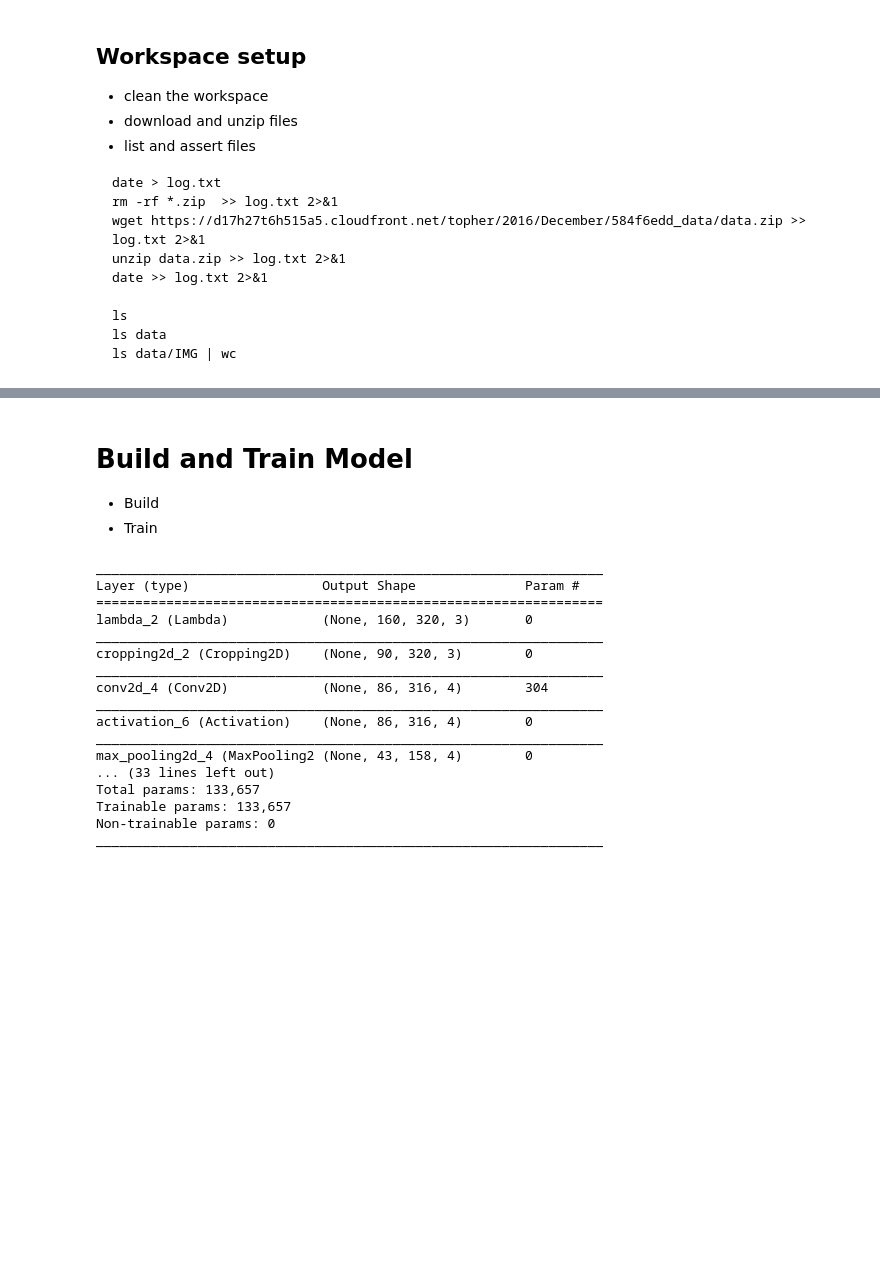
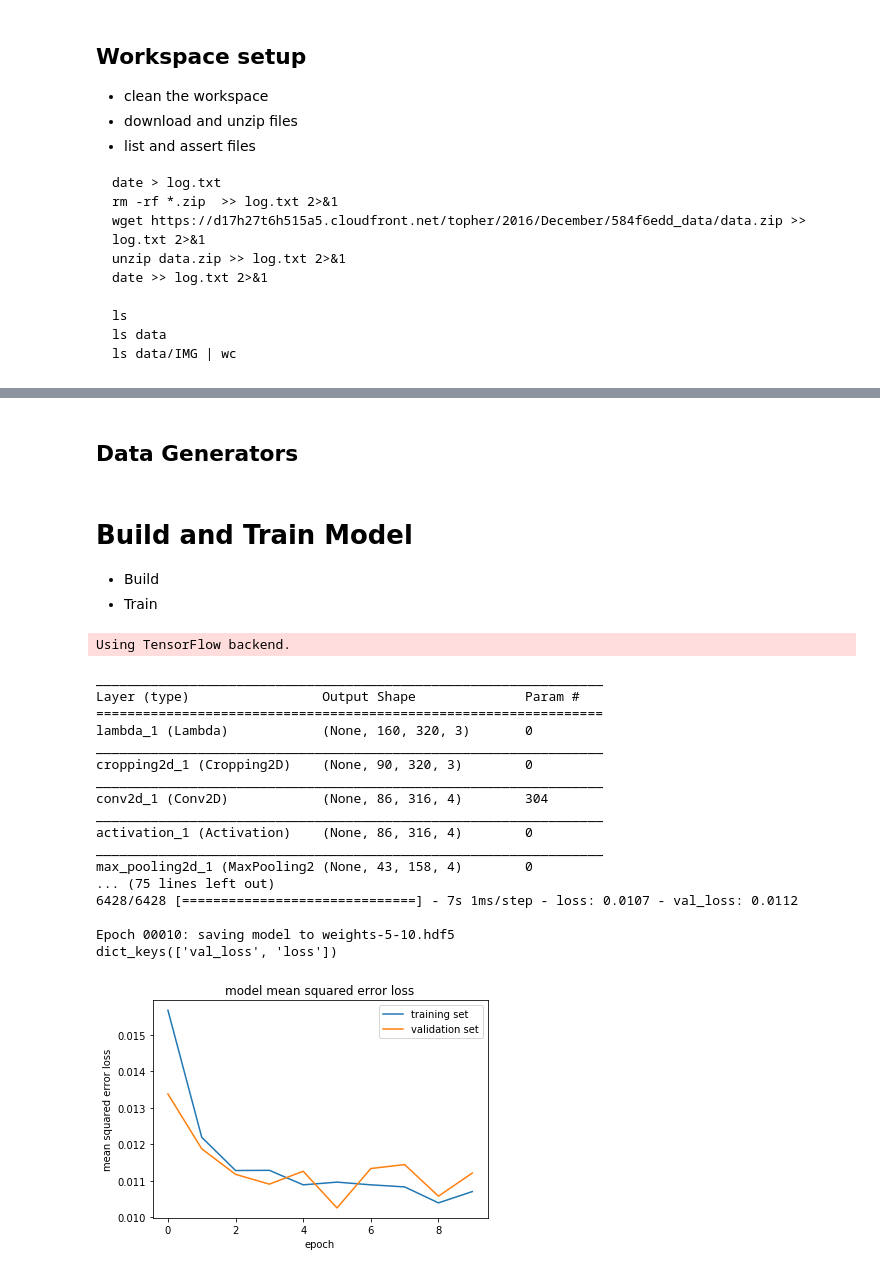
Before and after one commit to kmanicka/CarND-Behavioral-Cloning-P3, a Jupyter notebook: ModelV5.ipynb, the cells around one changed output, grey strips where cells are left out. Saved outputs shown, nothing was run; the diff lists cells and outputs as text; code cells hidden in the pictures; blank space fills up the shorter version.

```diff
--- a/ModelV5.ipynb
+++ b/ModelV5.ipynb
@@ -124,3 +108,5 @@ Image Channels  3
+# %% [markdown]
+## Data Generators
 # %% [markdown]
 # Build and Train Model
 
@@ -178,50 +164,50 @@ def get_model(input_shape) :
     model.compile(loss='mse', optimizer='adam')
 
 
     return model
 
-
-
 model = get_model((X_train.shape[1],X_train.shape[2],X_train.shape[3]))
 model.summary()
 
-weights_filepath="weights-4-{epoch:02d}.hdf5"
+weights_filepath="weights-5.hdf5"
 
 checkpoint = ModelCheckpoint(weights_filepath, verbose=1)
 
 history_object = model.fit(X_train, Y_train,
                             validation_split=0.2,
                             shuffle=True,
                             epochs=10,
                             batch_size=32,
                             callbacks=[checkpoint])
 
 
 print(history_object.history.keys())
 
 ### plot the training and validation loss for each epoch
 plt.plot(history_object.history['loss'])
 plt.plot(history_object.history['val_loss'])
 plt.title('model mean squared error loss')
 plt.ylabel('mean squared error loss')
 plt.xlabel('epoch')
 plt.legend(['training set', 'validation set'], loc='upper right')
 plt.show()
 # %% [output]
-_________________________________________________________________
-Layer (type)                 Output Shape              Param #
-=================================================================
-lambda_2 (Lambda)            (None, 160, 320, 3)       0
-_________________________________________________________________
-cropping2d_2 (Cropping2D)    (None, 90, 320, 3)        0
-_________________________________________________________________
-conv2d_4 (Conv2D)            (None, 86, 316, 4)        304
-_________________________________________________________________
-activation_6 (Activation)    (None, 86, 316, 4)        0
-_________________________________________________________________
-max_pooling2d_4 (MaxPooling2 (None, 43, 158, 4)        0
-... (33 lines left out)
-Total params: 133,657
-Trainable params: 133,657
-Non-trainable params: 0
-_________________________________________________________________
+Using TensorFlow backend.
+_________________________________________________________________
+Layer (type)                 Output Shape              Param #
+=================================================================
+lambda_1 (Lambda)            (None, 160, 320, 3)       0
+_________________________________________________________________
+cropping2d_1 (Cropping2D)    (None, 90, 320, 3)        0
+_________________________________________________________________
+conv2d_1 (Conv2D)            (None, 86, 316, 4)        304
+_________________________________________________________________
+activation_1 (Activation)    (None, 86, 316, 4)        0
+_________________________________________________________________
+max_pooling2d_1 (MaxPooling2 (None, 43, 158, 4)        0
+... (75 lines left out)
+6428/6428 [==============================] - 7s 1ms/step - loss: 0.0107 - val_loss: 0.0112
+
+Epoch 00010: saving model to weights-5-10.hdf5
+dict_keys(['val_loss', 'loss'])
+[figure, added]
```
Also changed, not shown: parts of 5 cells of this notebook, 1 other file.
